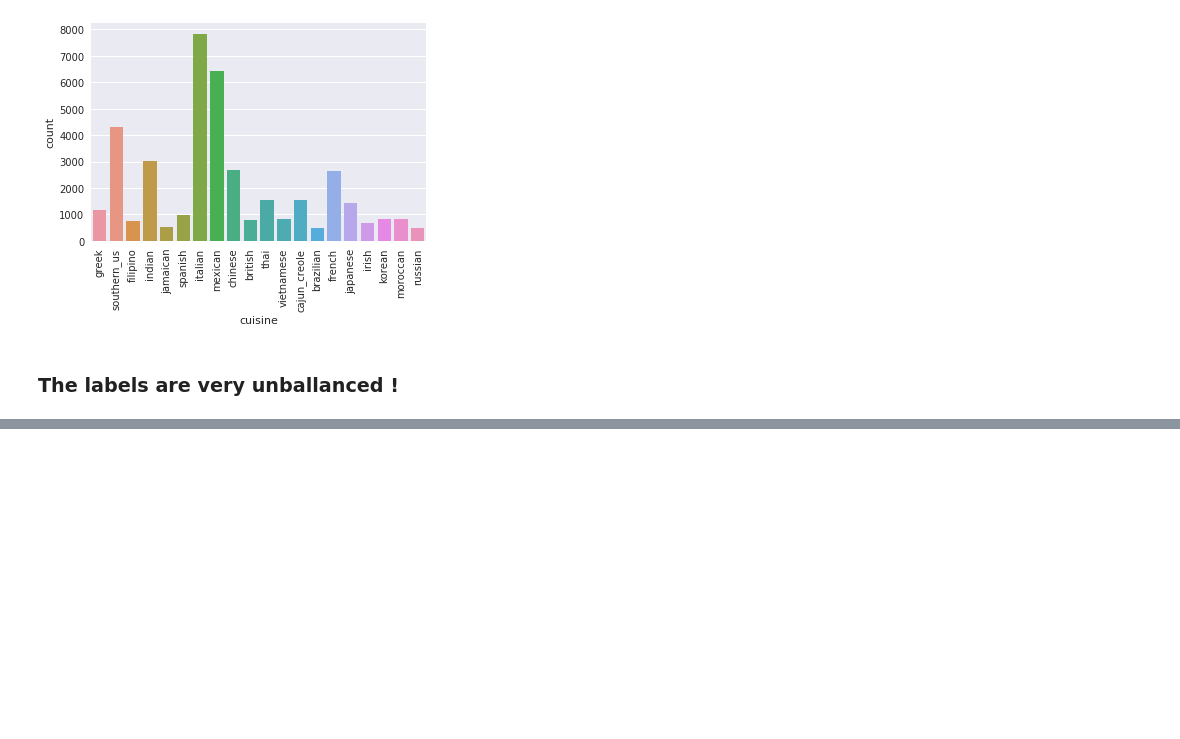
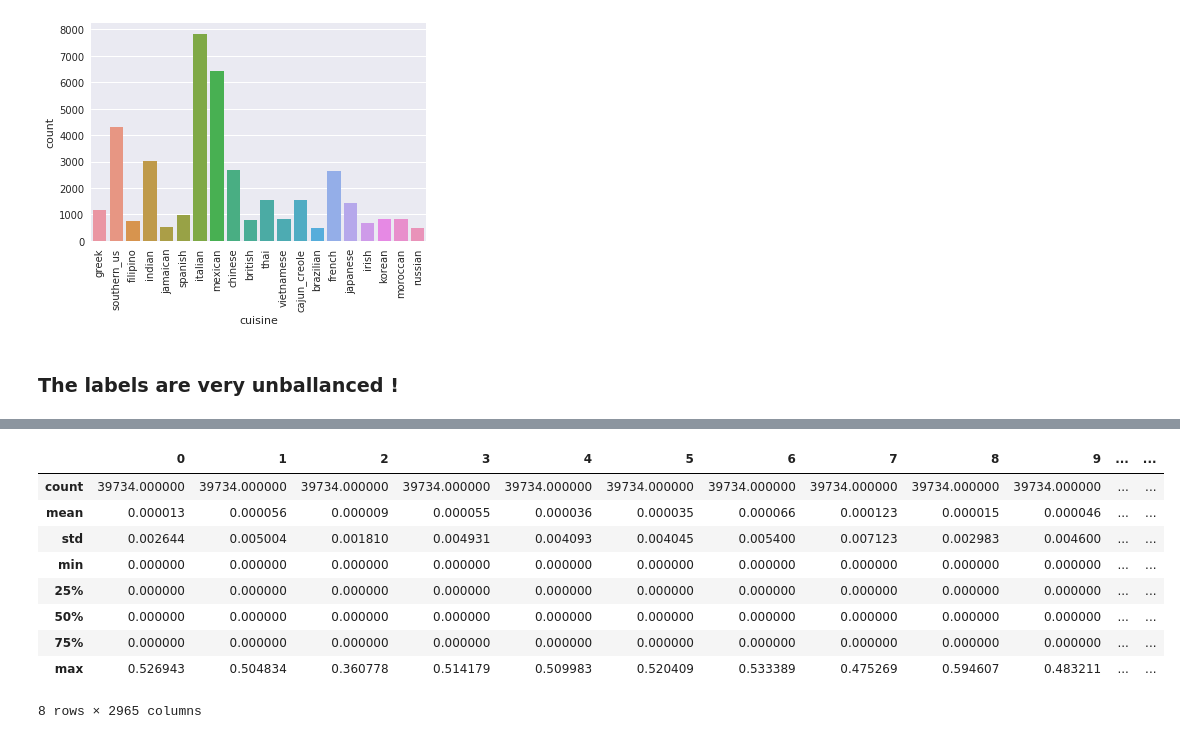
Before and after one commit to arielszabo/What-s_Cooking-kaggle, a Jupyter notebook: Whats_Cooking_eda_and_modelling.ipynb, the cells around one changed output, grey strips where cells are left out. Cells and saved outputs as stored; diff of their text form; code cells hidden in the pictures; blank space fills up the shorter version.

```diff
--- a/Whats_Cooking_eda_and_modelling.ipynb
+++ b/Whats_Cooking_eda_and_modelling.ipynb
@@ -110,0 +302,14 @@ test_recall        0.785727
+# %%
+tfidf_transformed_data = TfidfVectorizer(binary=True, stop_words='english').fit_transform(X) #.to_dence() #.
+pd.DataFrame(tfidf_transformed_data.toarray()).describe()
+# %% [output]
+|  | 0 | 1 | 2 | 3 | 4 | 5 | 6 | 7 | 8 | 9 | ... | ... |
+| count | 39734.000000 | 39734.000000 | 39734.000000 | 39734.000000 | 39734.000000 | 39734.000000 | 39734.000000 | 39734.000000 | 39734.000000 | 39734.000000 | ... | ... |
+| mean | 0.000013 | 0.000056 | 0.000009 | 0.000055 | 0.000036 | 0.000035 | 0.000066 | 0.000123 | 0.000015 | 0.000046 | ... | ... |
+| std | 0.002644 | 0.005004 | 0.001810 | 0.004931 | 0.004093 | 0.004045 | 0.005400 | 0.007123 | 0.002983 | 0.004600 | ... | ... |
+| min | 0.000000 | 0.000000 | 0.000000 | 0.000000 | 0.000000 | 0.000000 | 0.000000 | 0.000000 | 0.000000 | 0.000000 | ... | ... |
+| 25% | 0.000000 | 0.000000 | 0.000000 | 0.000000 | 0.000000 | 0.000000 | 0.000000 | 0.000000 | 0.000000 | 0.000000 | ... | ... |
+| 50% | 0.000000 | 0.000000 | 0.000000 | 0.000000 | 0.000000 | 0.000000 | 0.000000 | 0.000000 | 0.000000 | 0.000000 | ... | ... |
+| 75% | 0.000000 | 0.000000 | 0.000000 | 0.000000 | 0.000000 | 0.000000 | 0.000000 | 0.000000 | 0.000000 | 0.000000 | ... | ... |
+| max | 0.526943 | 0.504834 | 0.360778 | 0.514179 | 0.509983 | 0.520409 | 0.533389 | 0.475269 | 0.594607 | 0.483211 | ... | ... |
+8 rows × 2965 columns
```
Also changed, not shown: parts of 28 cells of this notebook.
